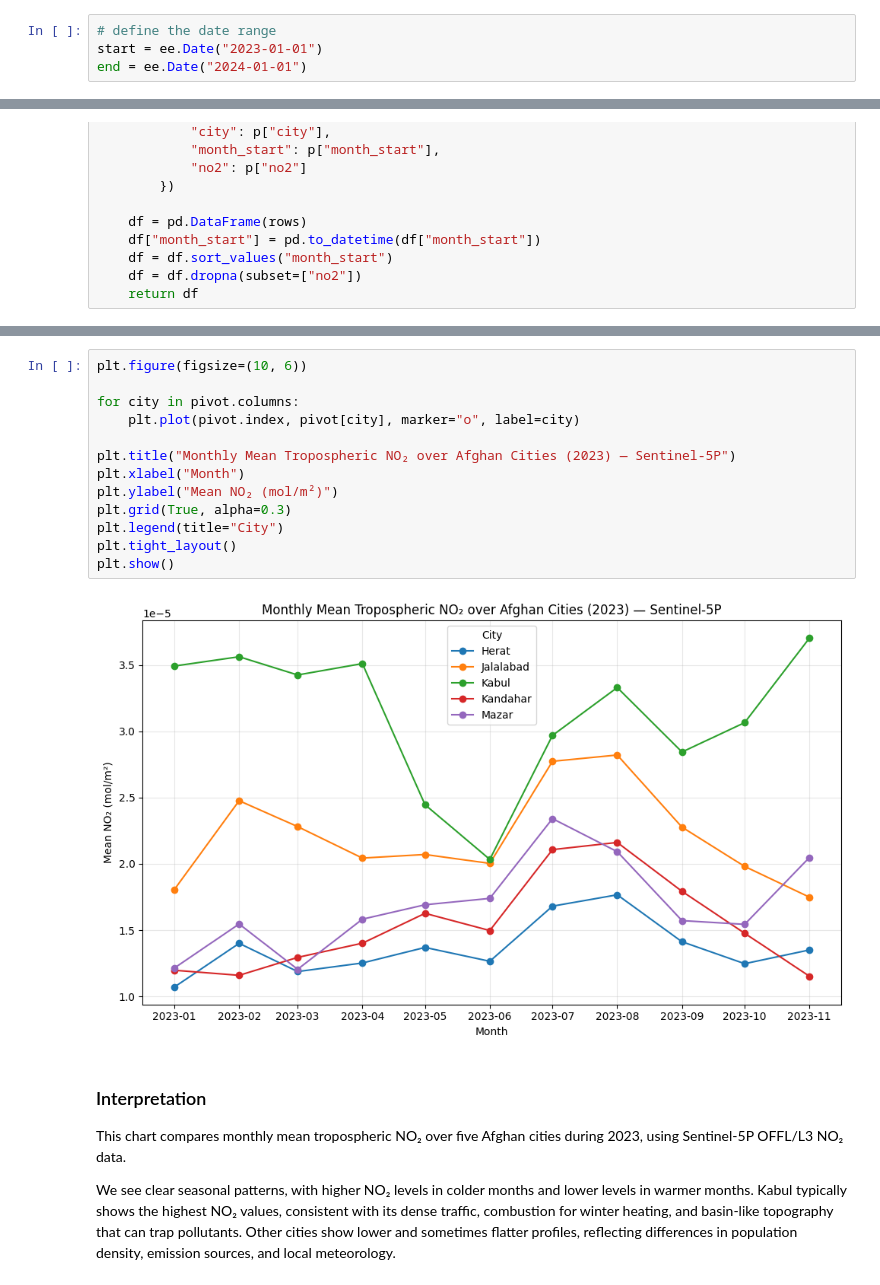
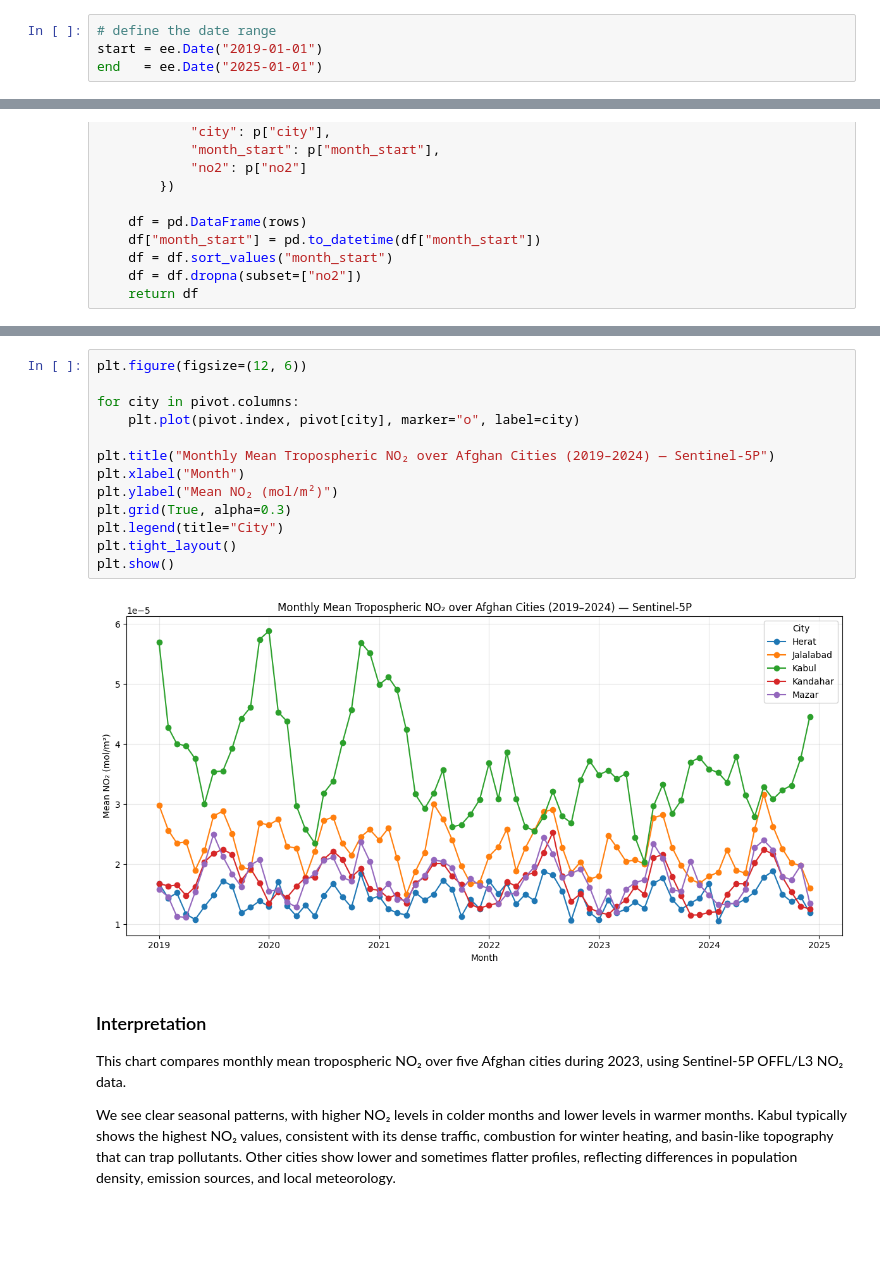
Before and after one commit to mfaizi1995/afghanistan-air-quality-sentinel5p, a Jupyter notebook: notebooks/04_multi_city_no2_comparison.ipynb, the cells around one changed output, grey strips where cells are left out. Drawn from its saved outputs; the diff is of its cells as text; blank space fills up the shorter version.

```diff
--- a/notebooks/04_multi_city_no2_comparison.ipynb
+++ b/notebooks/04_multi_city_no2_comparison.ipynb
@@ -62,8 +62,8 @@ NO2_COLLECTION = (
 )
 # %%
 # define the date range
-start = ee.Date("2023-01-01")
-end = ee.Date("2024-01-01")
+start = ee.Date("2019-01-01")
+end   = ee.Date("2025-01-01")
 # %%
 def get_monthly_no2_for_city(city_name, geom, start_date, end_date):
     """
@@ -192,18 +194,18 @@ pivot
 # %%
-plt.figure(figsize=(10, 6))
+plt.figure(figsize=(12, 6))
 
 for city in pivot.columns:
     plt.plot(pivot.index, pivot[city], marker="o", label=city)
 
-plt.title("Monthly Mean Tropospheric NO₂ over Afghan Cities (2023) — Sentinel-5P")
+plt.title("Monthly Mean Tropospheric NO₂ over Afghan Cities (2019–2024) — Sentinel-5P")
 plt.xlabel("Month")
 plt.ylabel("Mean NO₂ (mol/m²)")
 plt.grid(True, alpha=0.3)
 plt.legend(title="City")
 plt.tight_layout()
 plt.show()
 # %% [output]
-[figure, old version]
+[figure, new version]
 # %% [markdown]
 ### Interpretation
 
```
Also changed, not shown: parts of 3 cells of this notebook, 1 other file.
